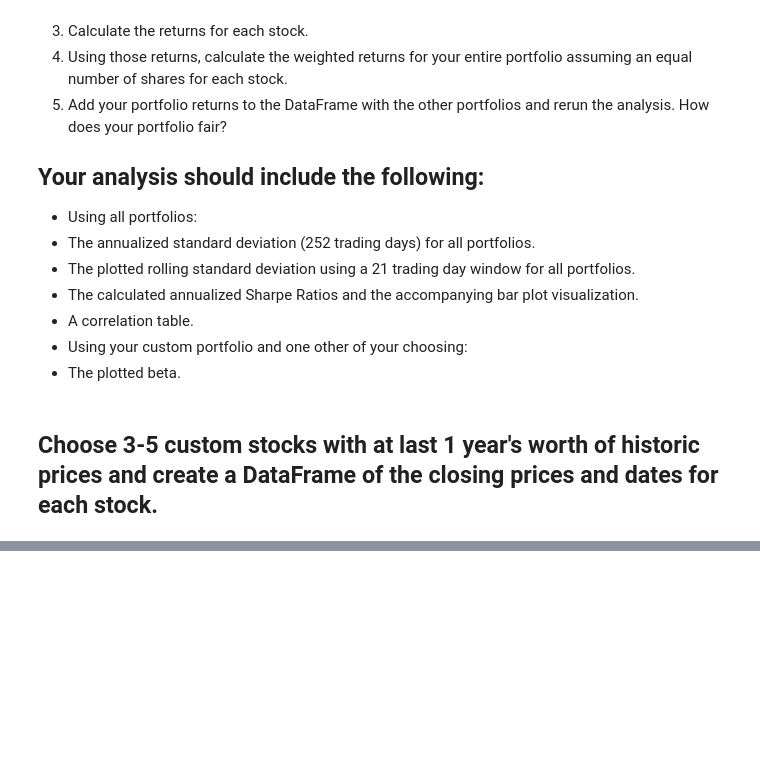
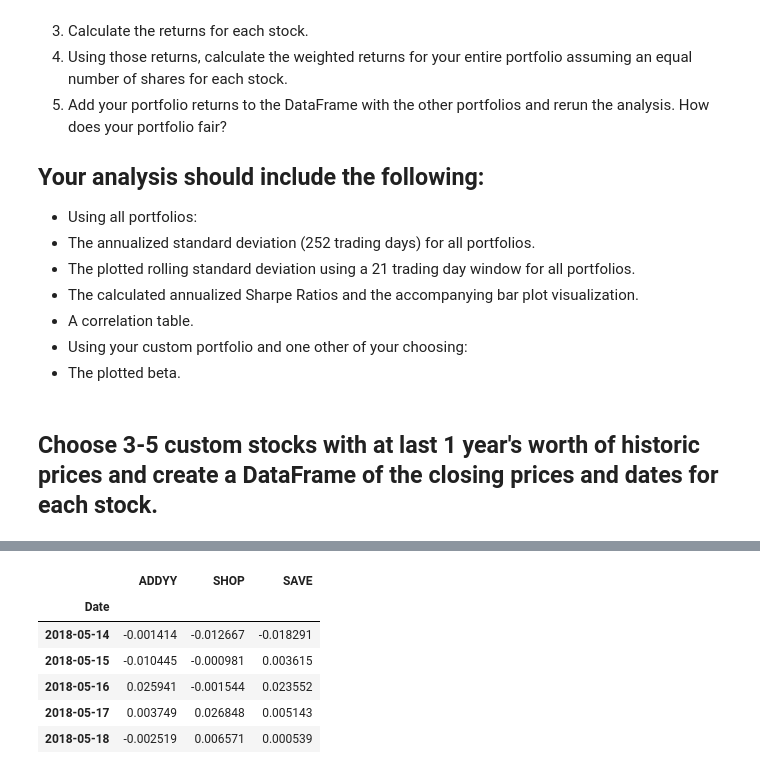
Before and after one commit to ameghani10/Whale_Analysis, a Jupyter notebook: whale_analysis.ipynb, the cells around one changed output, grey strips where cells are left out. Cells and saved outputs as stored; diff of their text form; code cells hidden in the pictures; blank space fills up the shorter version.

```diff
--- a/whale_analysis.ipynb
+++ b/whale_analysis.ipynb
@@ -325,0 +395,13 @@ In this section, you will build your own portfolio of stocks, calculate the retu
+# %%
+# Calculate returns and drop nulls
+custom_combined_returns = custom_combined_df.pct_change()
+custom_combined_returns = custom_combined_returns.dropna()
+custom_combined_returns.head()
+# %% [output]
+|  | ADDYY | SHOP | SAVE |
+| Date |  |  |  |
+| 2018-05-14 | -0.001414 | -0.012667 | -0.018291 |
+| 2018-05-15 | -0.010445 | -0.000981 | 0.003615 |
+| 2018-05-16 | 0.025941 | -0.001544 | 0.023552 |
+| 2018-05-17 | 0.003749 | 0.026848 | 0.005143 |
+| 2018-05-18 | -0.002519 | 0.006571 | 0.000539 |
```
Also changed, not shown: parts of 12 cells of this notebook, 1 other file.
